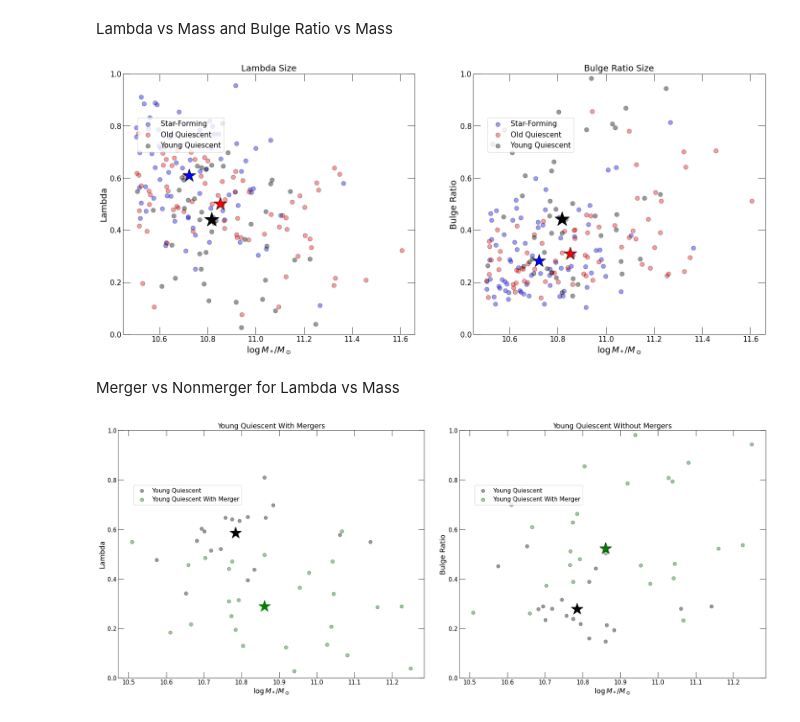
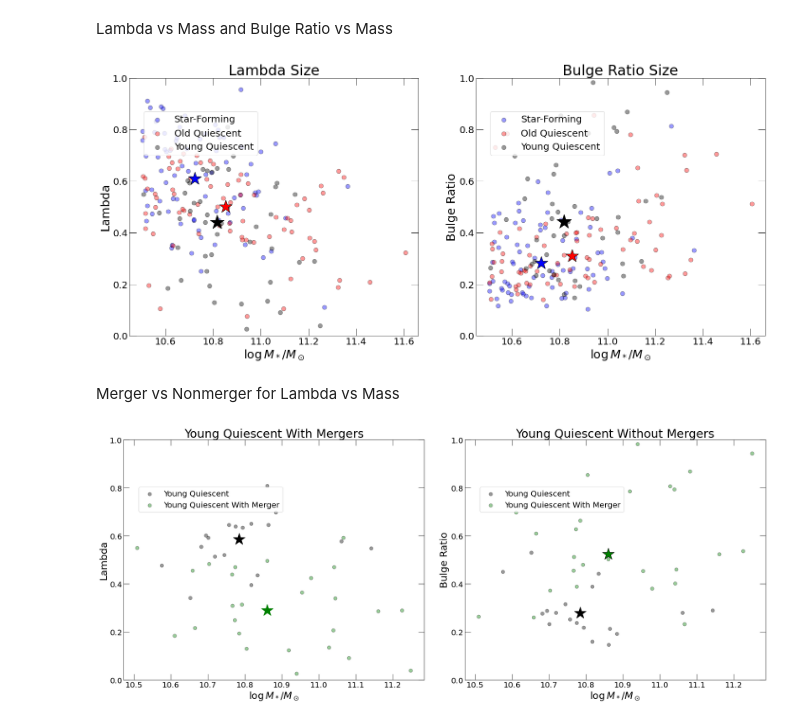
Before and after one commit to moira-andrews/Pathak_2021, a Jupyter notebook: kinematic_plots.ipynb, the cells around one changed output. Cells and saved outputs as stored; diff of their text form; code cells hidden in the pictures.

Commit message:
mass fraction from merger plot added

```diff
--- a/kinematic_plots.ipynb
+++ b/kinematic_plots.ipynb
@@ -35,43 +35,45 @@ Lambda vs Mass and Bulge Ratio vs Mass
 # %%
 f, (ax1, ax2) = plt.subplots(1, 2, sharex='none', sharey='none', figsize=(24, 10))
 f.set_facecolor('w')
 
 ax1.scatter(total_mass[subselection], lam[subselection], c='blue', s=80, alpha = 0.4, edgecolors='k', label='Star-Forming')
 ax1.scatter((total_mass[old_quiescent_selection]), lam[old_quiescent_selection], c='red', s=80, alpha = 0.4, edgecolors='k', label='Old Quiescent')
 ax1.scatter((total_mass[PSB_selection]), lam[PSB_selection], c='k', s=80, alpha=0.4, edgecolors='k', label='Young Quiescent')
 ax1.scatter(np.median(total_mass[subselection]), np.median(lam[subselection]), c='blue', edgecolors='k', s=800, marker='*', lw=1)
 ax1.scatter(np.median(total_mass[old_quiescent_selection]), np.median(lam[old_quiescent_selection]), c='red', edgecolors='k', s=800, marker='*', lw=1)
 ax1.scatter(np.median(total_mass[PSB_selection]), np.median(lam[PSB_selection]), c='black', s=1000, edgecolors='black', marker='*', lw=1)
-ax1.legend(loc=(0.05, 0.7), fontsize=15, frameon=True)
+ax1.legend(loc=(0.05, 0.7), fontsize=20, frameon=True)
 ax1.set_ylim(0, 1)
 #ax1.set_xlim(10.45, 11.7)
-ax1.set_xlabel('$\log \, M_*/M_\odot$', fontsize=18)
-ax1.set_ylabel('Lambda', fontsize=18)
+ax1.set_xlabel('$\log \, M_*/M_\odot$', fontsize=25)
+ax1.set_ylabel('Lambda', fontsize=25)
 ax1.set_yscale('linear')
-ax1.set_title('Lambda Size', fontsize=18)
+ax1.set_title('Lambda Size', fontsize=30)
 ax1.tick_params(which='major', length=15)
 ax1.tick_params(which='minor', length=7)
-ax1.tick_params(direction='in', which='both', labelsize=15, bottom=True, top=True, left=True, right=True)
+ax1.tick_params(direction='in', which='both', labelsize=20, bottom=True, top=True, left=True, right=True)
 
 
 ax2.scatter(total_mass[subselection], bulge_ratio[subselection], c='blue', s=80, alpha = 0.4, edgecolors='k', label='Star-Forming')
 ax2.scatter((total_mass[old_quiescent_selection]), bulge_ratio[old_quiescent_selection], c='red', s=80, alpha = 0.4, edgecolors='k', label='Old Quiescent')
 ax2.scatter((total_mass[PSB_selection]), bulge_ratio[PSB_selection], c='k', s=80, alpha=0.4, edgecolors='k', label='Young Quiescent')
 ax2.scatter(np.median(total_mass[subselection]), np.median(bulge_ratio[subselection]), c='blue', edgecolors='k', s=800, marker='*', lw=1)
 ax2.scatter(np.median(total_mass[old_quiescent_selection]), np.median(bulge_ratio[old_quiescent_selection]), c='red', edgecolors='k', s=800, marker='*', lw=1)
 ax2.scatter(np.median(total_mass[PSB_selection]), np.median(bulge_ratio[PSB_selection]), c='black', s=1000, edgecolors='black', marker='*', lw=1)
-ax2.legend(loc=(0.05, 0.7), fontsize=15, frameon=True)
+ax2.legend(loc=(0.05, 0.7), fontsize=20, frameon=True)
 ax2.set_ylim(0, 1)
 #ax2.set_xlim(10.45, 11.7)
-ax2.set_xlabel('$\log \, M_*/M_\odot$', fontsize=18)
-ax2.set_ylabel('Bulge Ratio', fontsize=18)
+ax2.set_xlabel('$\log \, M_*/M_\odot$', fontsize=25)
+ax2.set_ylabel('Bulge Ratio', fontsize=25)
 ax2.set_yscale('linear')
-ax2.set_title('Bulge Ratio Size', fontsize=18)
+ax2.set_title('Bulge Ratio Size', fontsize=30)
 ax2.tick_params(which='major', length=15)
 ax2.tick_params(which='minor', length=7)
-ax2.tick_params(direction='in', which='both', labelsize=15, bottom=True, top=True, left=True, right=True)
+ax2.tick_params(direction='in', which='both', labelsize=20, bottom=True, top=True, left=True, right=True)
+
+plt.savefig("Lambda_BR_vs_Mass.png",dpi=200)
 # %% [output]
-[figure, old version]
+[figure, new version]
 # %% [markdown]
 Merger vs Nonmerger for Lambda vs Mass
 # %%
@@ -96,16 +98,16 @@ ax1.scatter((total_mass[PSB]), lam[PSB], c='g', s=80, alpha=0.4, edgecolors='k',
 ax1.scatter(np.median(total_mass[PSBm]), np.median(lam[PSBm]), c='black', s=1000, edgecolors='black', marker='*', lw=1)
 ax1.scatter(np.median(total_mass[PSB]), np.median(lam[PSB]), c='green', s=1000, edgecolors='green', marker='*', lw=1)
 
-ax1.legend(loc=(0.05, 0.7), fontsize=15, frameon=True)
+ax1.legend(loc=(0.05, 0.7), fontsize=20, frameon=True)
 ax1.set_ylim(0, 1)
 #ax1.set_xlim(10.45, 11.7)
-ax1.set_xlabel('$\log \, M_*/M_\odot$', fontsize=18)
-ax1.set_ylabel('Lambda', fontsize=18)
+ax1.set_xlabel('$\log \, M_*/M_\odot$', fontsize=25)
+ax1.set_ylabel('Lambda', fontsize=25)
 ax1.set_yscale('linear')
-ax1.set_title('Young Quiescent With Mergers', fontsize=18)
+ax1.set_title('Young Quiescent With Mergers', fontsize=30)
 ax1.tick_params(which='major', length=15)
 ax1.tick_params(which='minor', length=7)
-ax1.tick_params(direction='in', which='both', labelsize=15, bottom=True, top=True, left=True, right=True)
+ax1.tick_params(direction='in', which='both', labelsize=20, bottom=True, top=True, left=True, right=True)
 
 #panel 2: young quiescent galaxies without mergers
 #ax2.scatter(total_mass[subselection], bulge_ratio[subselection], c='blue', s=80, alpha = 0.4, edgecolors='k', label='Star-Forming')
@@ -116,16 +118,18 @@ ax2.scatter((total_mass[PSB]), bulge_ratio[PSB], c='g', s=80, alpha=0.4, edgecol
 #ax2.scatter(np.median(total_mass[old_quiescent_selection]), np.median(bulge_ratio[old_quiescent_selection]), c='red', edgecolors='k', s=800, marker='*', lw=1)
 ax2.scatter(np.median(total_mass[PSBm]), np.median(bulge_ratio[PSBm]), c='black', s=1000, edgecolors='black', marker='*', lw=1)
 ax2.scatter(np.median(total_mass[PSB]), np.median(bulge_ratio[PSB]), c='green', s=1000, edgecolors='black', marker='*', lw=1)
-ax2.legend(loc=(0.05, 0.7), fontsize=15, frameon=True)
+ax2.legend(loc=(0.05, 0.7), fontsize=20, frameon=True)
 ax2.set_ylim(0, 1)
-ax2.set_xlabel('$\log \, M_*/M_\odot$', fontsize=18)
-ax2.set_ylabel('Bulge Ratio', fontsize=18)
+ax2.set_xlabel('$\log \, M_*/M_\odot$', fontsize=25)
+ax2.set_ylabel('Bulge Ratio', fontsize=25)
 ax2.set_yscale('linear')
-ax2.set_title('Young Quiescent Without Mergers', fontsize=18)
+ax2.set_title('Young Quiescent Without Mergers', fontsize=30)
 ax2.tick_params(which='major', length=15)
 ax2.tick_params(which='minor', length=7)
-ax2.tick_params(direction='in', which='both', labelsize=15, bottom=True, top=True, left=True, right=True)
+ax2.tick_params(direction='in', which='both', labelsize=20, bottom=True, top=True, left=True, right=True)
 
 f.tight_layout(w_pad=4, h_pad=10)
+
+plt.savefig("Merger_plot_justYoung.png",dpi=200)
 # %% [output]
-[figure, old version]
+[figure, new version]
```
Also changed, not shown: parts of 2 cells of this notebook.
